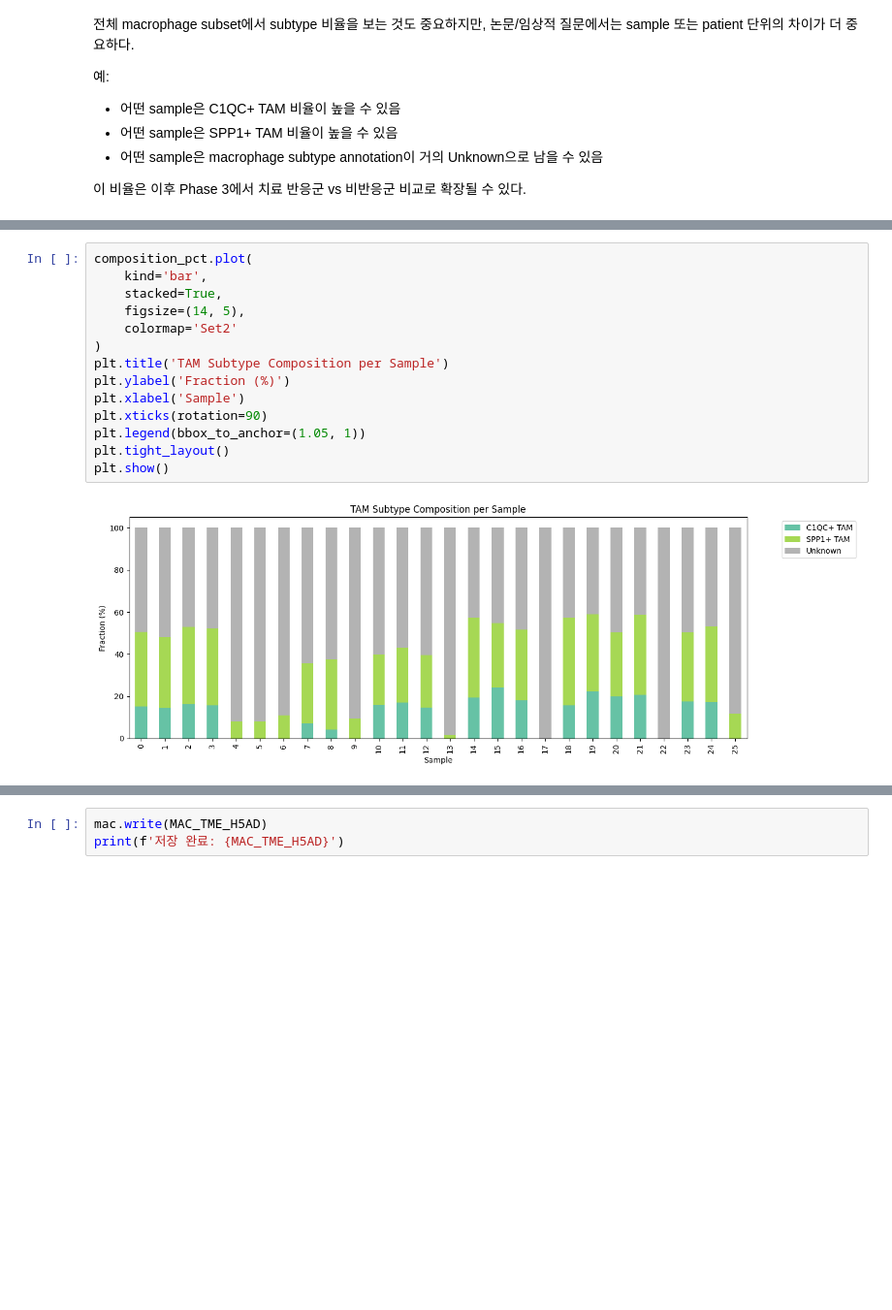
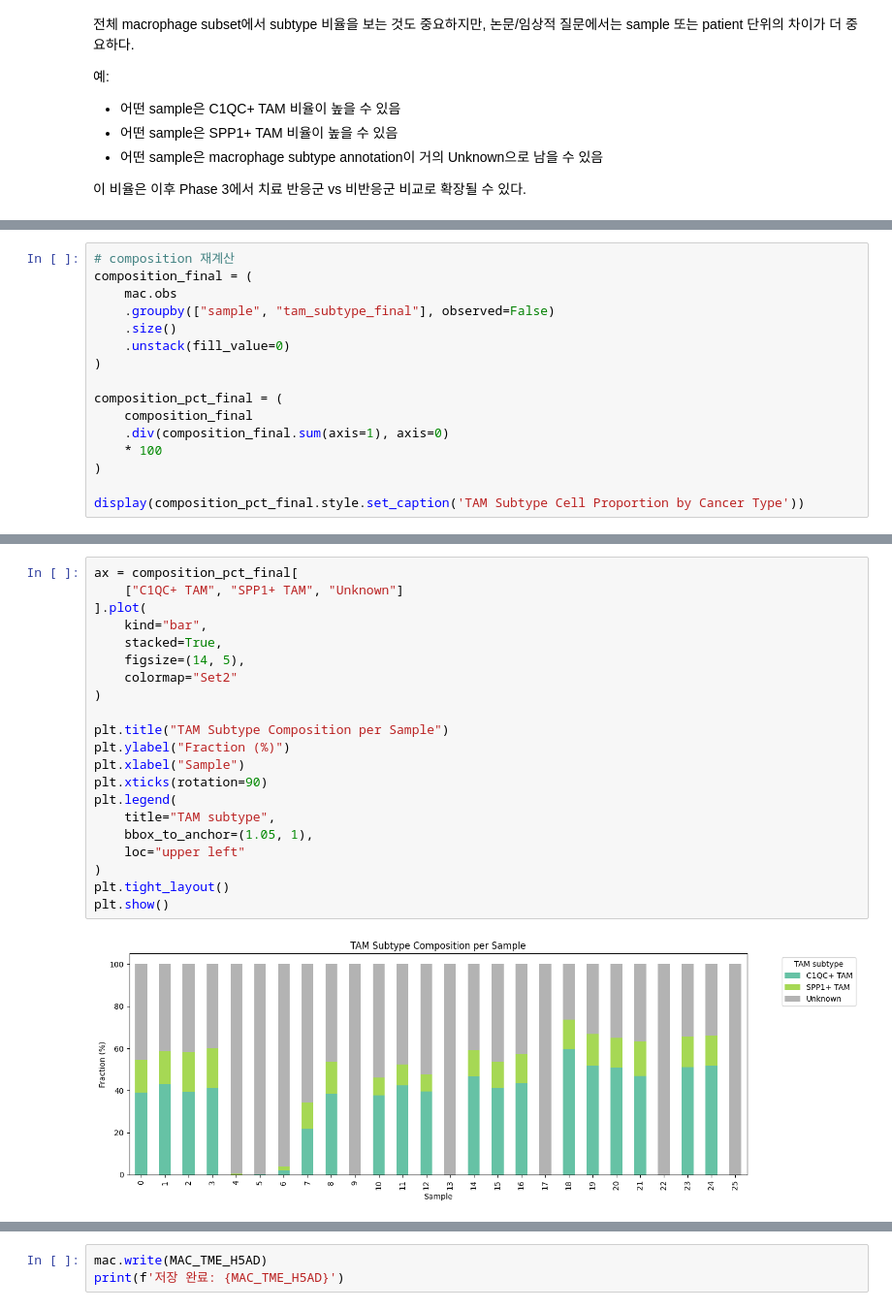
Before and after one commit to boeun02/scRNA-seq-Cancer-Immunology-Analysis, a Jupyter notebook: phase2_analysis/03_TME_composition.ipynb, the cells around one changed output, grey strips where cells are left out. Shown at 97% size. Saved outputs shown, nothing was run; the diff lists cells and outputs as text; blank space fills up the shorter version.

Commit message:
ayalysis: phase 2a TAM subtype annotation 재현성 검증 및 sample level composition 분석 추가
Signed-off-by: boeun02 <qkrqhrud1118@naver.com>

```diff
--- a/phase2_analysis/03_TME_composition.ipynb
+++ b/phase2_analysis/03_TME_composition.ipynb
@@ -112,0 +181,16 @@ TAM Subtype Composition by Cancer Type
+# %%
+# composition 재계산
+composition_final = (
+    mac.obs
+    .groupby(["sample", "tam_subtype_final"], observed=False)
+    .size()
+    .unstack(fill_value=0)
+)
+
+composition_pct_final = (
+    composition_final
+    .div(composition_final.sum(axis=1), axis=0)
+    * 100
+)
+
+display(composition_pct_final.style.set_caption('TAM Subtype Cell Proportion by Cancer Type'))
@@ -122,16 +359,23 @@ Sample별 C1QC+ TAM / SPP1+ TAM / Unknown 비율을 stacked bar plot으로 확
 # %%
-composition_pct.plot(
-    kind='bar',
+ax = composition_pct_final[
+    ["C1QC+ TAM", "SPP1+ TAM", "Unknown"]
+].plot(
+    kind="bar",
     stacked=True,
     figsize=(14, 5),
-    colormap='Set2'
+    colormap="Set2"
 )
-plt.title('TAM Subtype Composition per Sample')
-plt.ylabel('Fraction (%)')
-plt.xlabel('Sample')
+
+plt.title("TAM Subtype Composition per Sample")
+plt.ylabel("Fraction (%)")
+plt.xlabel("Sample")
 plt.xticks(rotation=90)
-plt.legend(bbox_to_anchor=(1.05, 1))
+plt.legend(
+    title="TAM subtype",
+    bbox_to_anchor=(1.05, 1),
+    loc="upper left"
+)
 plt.tight_layout()
 plt.show()
 # %% [output]
-[figure, old version]
+[figure, new version]
```
Also changed, not shown: parts of 19 cells of this notebook, 1 other file.
